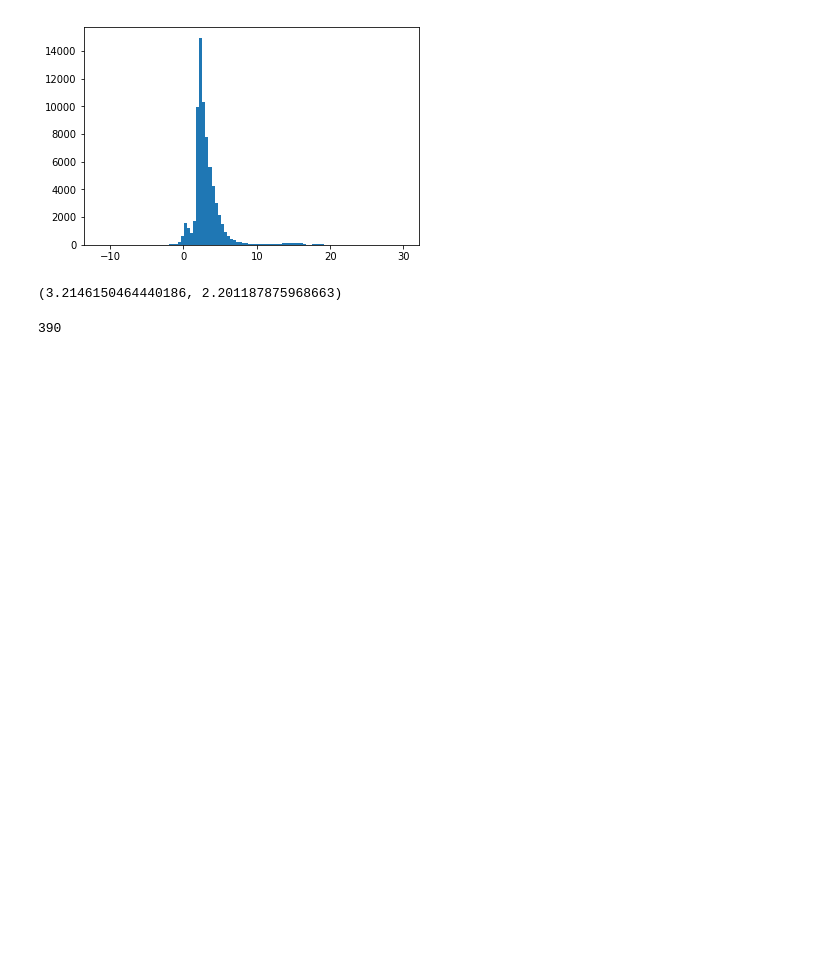
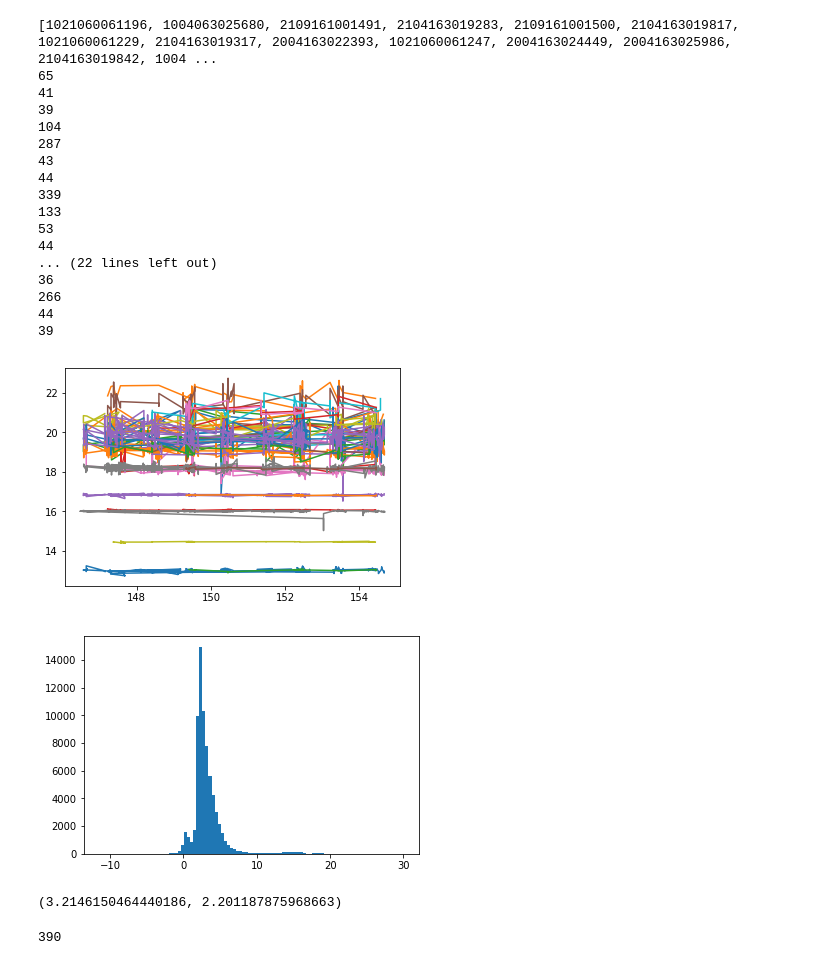
Before and after one commit to MachineLearningUniandes/MANTRA, a Jupyter notebook: nb-explore/explore_orphan.ipynb, the cells around one changed output. Saved outputs shown, nothing was run; the diff lists cells and outputs as text; code cells hidden in the pictures; blank space fills up the shorter version.

```diff
--- a/nb-explore/explore_orphan.ipynb
+++ b/nb-explore/explore_orphan.ipynb
@@ -61,3 +61,30 @@ len(set(data[data['Blend']==1]['ID']))
+# %%
+IDs = list(set(data['ID']))
+print(IDs)
+for i in IDs:
+    l = len((data[data['ID']==i]['MJD']))
+    if l > 30:
+        plt.plot(data[data['ID']==i]['MJD']/365.0, data[data['ID']==i]['Mag'])
+        print(len((data[data['ID']==i]['MJD'])))
+# %% [output]
+[1021060061196, 1004063025680, 2109161001491, 2104163019283, 2109161001500, 2104163019817, 1021060061229, 2104163019317, 2004163022393, 1021060061247, 2004163024449, 2004163025986, 2104163019842, 1004 ...
+65
+41
+39
+104
+287
+43
+44
+339
+133
+53
+44
+... (22 lines left out)
+36
+266
+44
+39
+[figure, added]
 # %%
 _=plt.hist(FWHM, bins=100)
 # %% [output]
```
Also changed, not shown: parts of 4 cells of this notebook.
